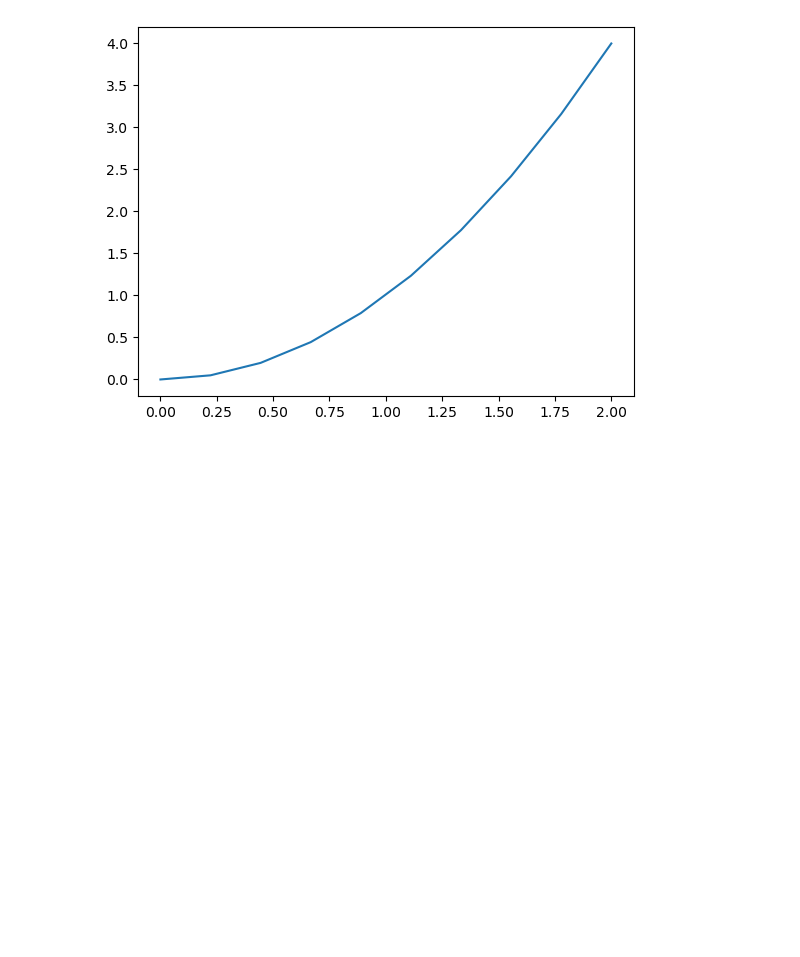
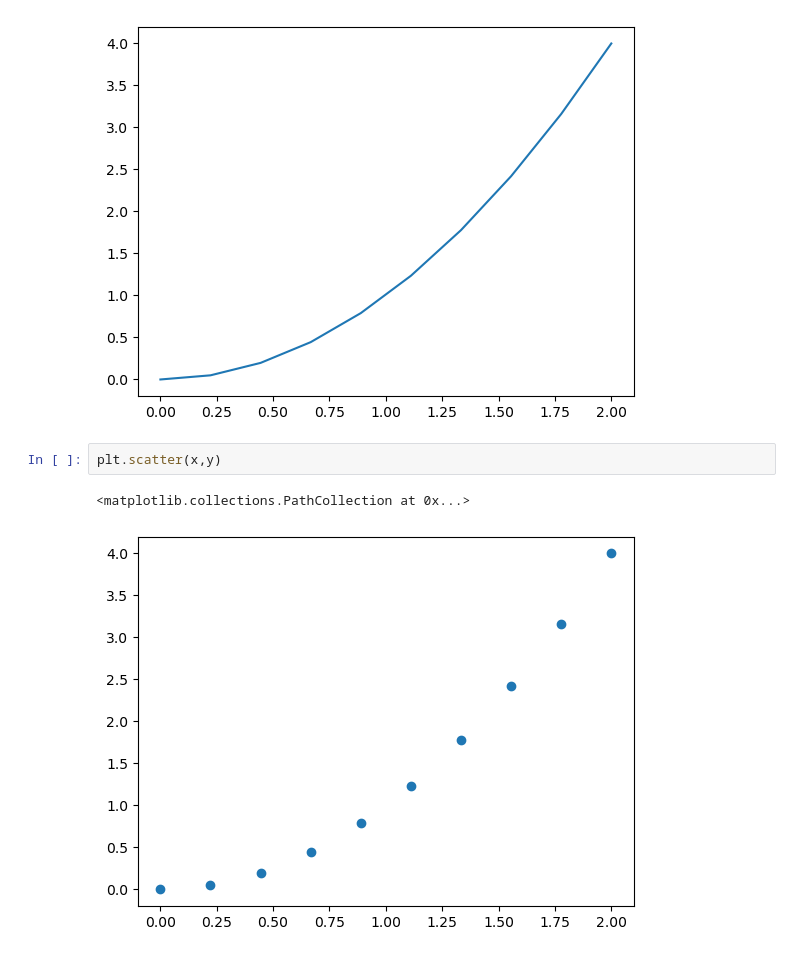
Before and after one commit to DonaPam/Python_MachineLearning-, a Jupyter notebook: sample.ipynb, the cells around one changed output. Cells and saved outputs as stored; diff of their text form; blank space fills up the shorter version.

Commit message:
updating matplotlib

```diff
--- a/sample.ipynb
+++ b/sample.ipynb
@@ -480,3 +480,8 @@ plt.plot(x,y)
 # %% [output]
 [<matplotlib.lines.Line2D at 0x...>]
 [figure]
+# %%
+plt.scatter(x,y)
+# %% [output]
+<matplotlib.collections.PathCollection at 0x...>
+[figure, added]
```
Also changed, not shown: parts of 2 cells of this notebook, 1 other file.
